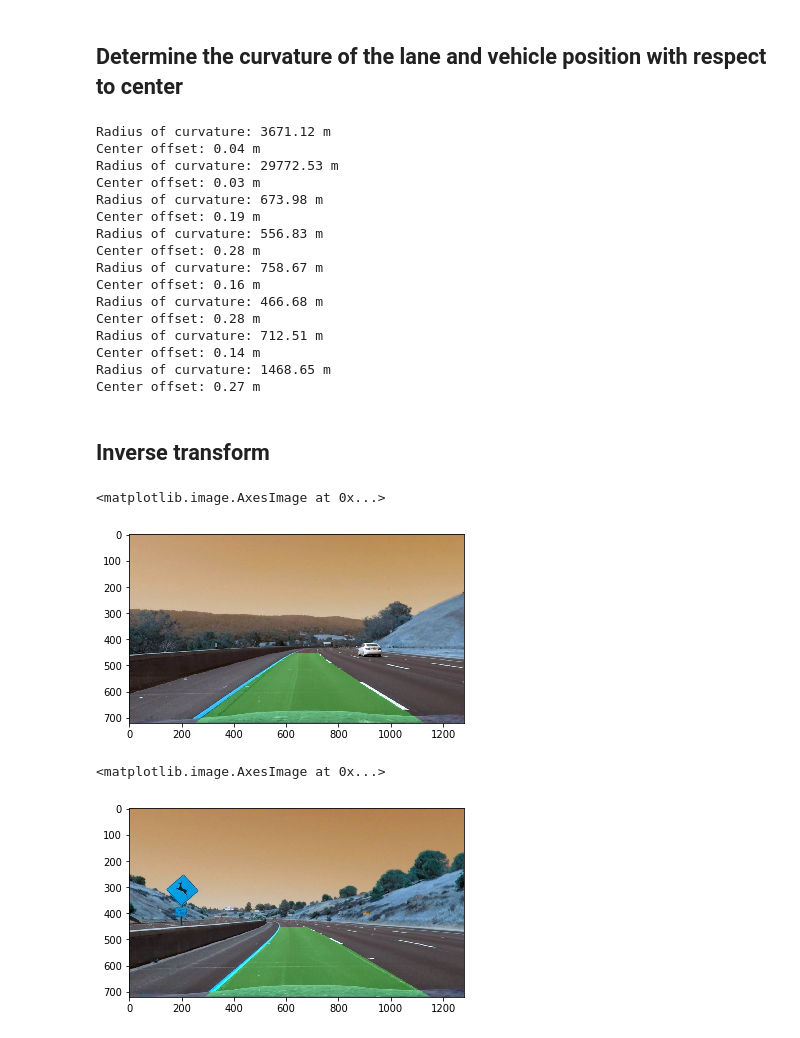
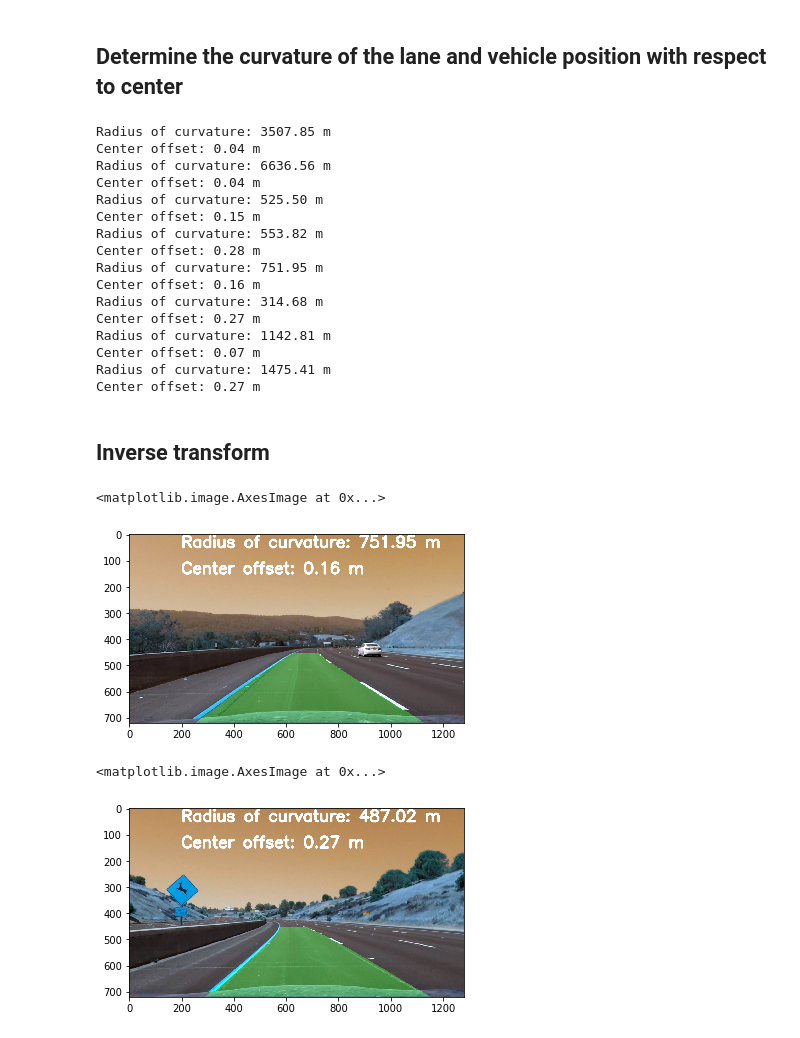
Before and after one commit to zhby99/Self-Driving-Car-Playground-, a Jupyter notebook: Project4/p4.ipynb, the cells around one changed output. Saved outputs shown, nothing was run; the diff lists cells and outputs as text; code cells hidden in the pictures.

```diff
--- a/Project4/p4.ipynb
+++ b/Project4/p4.ipynb
@@ -50,6 +50,10 @@ for fname in images:
 def undistort(img):
     gray = cv2.cvtColor(img,cv2.COLOR_BGR2GRAY)
     ret, mtx, dist, rvecs, tvecs = cv2.calibrateCamera(objpoints, imgpoints, gray.shape[::-1], None, None)
+    dst = cv2.undistort(img, mtx, dist, None, mtx)
+    return dst
+
+def undistort_pipeline(img, mtx, dist):
     dst = cv2.undistort(img, mtx, dist, None, mtx)
     return dst
 
@@ -62,12 +66,15 @@ for fname in test_images:
 # %% [markdown]
 ## Third, I will use color transforms, gradients, etc., to create a thresholded binary image.
 # %%
-def threshold(img, s_thresh=(170, 255), sx_thresh=(20, 100)):
+def threshold(img, s_thresh=(190, 255), sx_thresh=(20, 100)):
     img = np.copy(img)
     # Convert to HLS color space and separate the V channel
+    b_channel = img[:,:,2]
     hls = cv2.cvtColor(img, cv2.COLOR_RGB2HLS)
     l_channel = hls[:,:,1]
     s_channel = hls[:,:,2]
+    luv = cv2.cvtColor(img, cv2.COLOR_RGB2LUV)
+    v_channel = luv[:,:,2]
     # Sobel x
     sobelx = cv2.Sobel(l_channel, cv2.CV_64F, 1, 0) # Take the derivative in x
     abs_sobelx = np.absolute(sobelx) # Absolute x derivative to accentuate lines away from horizontal
@@ -80,11 +87,18 @@ def threshold(img, s_thresh=(170, 255), sx_thresh=(20, 100)):
     # Threshold color channel
     s_binary = np.zeros_like(s_channel)
     s_binary[(s_channel >= s_thresh[0]) & (s_channel <= s_thresh[1])] = 1
+
+    b_binary = np.zeros_like(s_channel)
+    b_binary[(b_channel >= 155) & (b_channel <= 200)] = 1
+
+    v_binary = np.zeros_like(s_channel)
+    v_binary[(v_channel >= 225) & (v_channel <= 255)] = 1
     # Stack each channel
     # Note color_binary[:, :, 0] is all 0s, effectively an all black image. It might
     # be beneficial to replace this channel with something else.
     combined_binary = np.zeros_like(sxbinary)
     combined_binary[(s_binary == 1) | (sxbinary == 1)] = 1
+    #  | (b_binary == 1) | (v_binary == 1)
     return combined_binary
 
 test_images = glob.glob('output_images/undistortion/*.jpg')
@@ -134,9 +148,8 @@ def lane_fit(binary_warped, visual = False):
     # Find the peak of the left and right halves of the histogram
     # These will be the starting point for the left and right lines
     midpoint = np.int(histogram.shape[0]/2)
-    leftx_base = np.argmax(histogram[:midpoint])
-    rightx_base = np.argmax(histogram[midpoint:]) + midpoint
-
+    leftx_base = 150 + np.argmax(histogram[150:midpoint])
+    rightx_base = np.argmax(histogram[midpoint:-150]) + midpoint
     # Choose the number of sliding windows
     nwindows = 9
     # Set height of windows
@@ -303,6 +316,18 @@ def measure_radius_of_curvature(x_values, num_rows):
     curverad = ((1 + (2*fit_cr[0]*y_eval*ym_per_pix + fit_cr[1])**2)**1.5) / np.absolute(2*fit_cr[0])
     return curverad
 
+def get_curvature_center(left_x_predictions, right_x_predictions):
+    left_curve_rad = measure_radius_of_curvature(left_x_predictions, img.shape[0])
+    right_curve_rad = measure_radius_of_curvature(right_x_predictions, img.shape[0])
+    average_curve_rad = (left_curve_rad + right_curve_rad)/2
+    curvature_string = "Radius of curvature: %.2f m" % average_curve_rad
+
+    lane_center = (right_x_predictions[719] + left_x_predictions[719])/2
+    xm_per_pix = 3.7/700 # meters per pixel in x dimension
+    center_offset_pixels = abs(img_size[0]/2 - lane_center)
+    center_offset_mtrs = xm_per_pix*center_offset_pixels
+    offset_string = "Center offset: %.2f m" % center_offset_mtrs
+    return curvature_string, offset_string
 
 test_images = glob.glob('output_images/warped/*.jpg')
 for fname in test_images:
@@ -325,67 +350,77 @@ for fname in test_images:
     offset_string = "Center offset: %.2f m" % center_offset_mtrs
     print(offset_string)
 # %% [output]
-Radius of curvature: 3671.12 m
+Radius of curvature: 3507.85 m
 Center offset: 0.04 m
-Radius of curvature: 29772.53 m
-Center offset: 0.03 m
-Radius of curvature: 673.98 m
-Center offset: 0.19 m
-Radius of curvature: 556.83 m
+Radius of curvature: 6636.56 m
+Center offset: 0.04 m
+Radius of curvature: 525.50 m
+Center offset: 0.15 m
+Radius of curvature: 553.82 m
 Center offset: 0.28 m
-Radius of curvature: 758.67 m
+Radius of curvature: 751.95 m
 Center offset: 0.16 m
-Radius of curvature: 466.68 m
-Center offset: 0.28 m
-Radius of curvature: 712.51 m
-Center offset: 0.14 m
-Radius of curvature: 1468.65 m
+Radius of curvature: 314.68 m
 Center offset: 0.27 m
+Radius of curvature: 1142.81 m
+Center offset: 0.07 m
+Radius of curvature: 1475.41 m
+Center offset: 0.27 m
 # %% [markdown]
 ## Inverse transform
 # %%
 def project_lane_lines(img,left_fitx,right_fitx):
     yvals = np.linspace(0, img.shape[0]-1, img.shape[0])
     # Create an image to draw the lines on
     color_warp = np.zeros_like(img).astype(np.uint8)
 
     # Recast the x and y points into usable format for cv2.fillPoly()
     pts_left = np.array([np.transpose(np.vstack([left_fitx, yvals]))])
     pts_right = np.array([np.flipud(np.transpose(np.vstack([right_fitx, yvals])))])
     pts = np.hstack((pts_left, pts_right))
 
     # Draw the lane onto the warped blank image
     cv2.fillPoly(color_warp, np.int_([pts]), (0,255, 0))
     unwarp,Minv = warp(img, False)
 
     # Warp the blank back to original image space using inverse perspective matrix (Minv)
     newwarp = cv2.warpPerspective(color_warp, Minv, (img.shape[1], img.shape[0]))
     # Combine the result with the original image
     result = cv2.addWeighted(img, 1, newwarp, 0.3, 0)
     return result
 
 ori_img = cv2.imread("output_images/undistortion/undistortion_test3.jpg")
 img_size = (ori_img.shape[1], ori_img.shape[0])
 img = cv2.imread("output_images/warped/warp_test3.jpg")
 gray = cv2.cvtColor(img,cv2.COLOR_BGR2GRAY)
 left_x_predictions, right_x_predictions = lane_fit(gray)
+curve_str, center_str = get_curvature_center(left_x_predictions, right_x_predictions)
 res = project_lane_lines(ori_img,left_x_predictions, right_x_predictions )
+cv2.putText(res, curve_str, (200,50),cv2.FONT_HERSHEY_SIMPLEX,2,(255,255,255), 8,cv2.LINE_AA)
+cv2.putText(res, center_str, (200,150),cv2.FONT_HERSHEY_SIMPLEX, 2, (255,255,255), 8,cv2.LINE_AA)
 plt.imshow(res)
 # %% [output]
 <matplotlib.image.AxesImage at 0x...>
-[figure, old version]
+[figure, new version]
 # %%
+img = cv2.imread("output_images/undistortion/undistortion_test3.jpg")
+gray = cv2.cvtColor(img,cv2.COLOR_BGR2GRAY)
+ret, mtx, dist, rvecs, tvecs = cv2.calibrateCamera(objpoints, imgpoints, gray.shape[::-1], None, None)
+
 def process_image(image):
     # NOTE: The output you return should be a color image (3 channel) for processing video below
     # TODO: put your pipeline here,
     # you should return the final output (image where lines are drawn on lanes)
     img_size = (image.shape[1], image.shape[0])
-    undistort_img = undistort(image)
+    undistort_img = undistort_pipeline(image, mtx, dist)
     thres_img = threshold(undistort_img)
     warp_img, M = warp(thres_img)
     plt.imshow(warp_img)
     left_x_predictions, right_x_predictions = lane_fit(warp_img)
+    curve_str, center_str = get_curvature_center(left_x_predictions, right_x_predictions)
     res = project_lane_lines(undistort_img,left_x_predictions, right_x_predictions )
+    cv2.putText(res, curve_str, (200,50),cv2.FONT_HERSHEY_SIMPLEX,2,(255,255,255), 8,cv2.LINE_AA)
+    cv2.putText(res, center_str, (200,150),cv2.FONT_HERSHEY_SIMPLEX, 2, (255,255,255), 8,cv2.LINE_AA)
     return res;
 
 img = cv2.imread("test_images/test2.jpg")
@@ -393,7 +428,7 @@ res= process_image(img)
 plt.imshow(res)
 # %% [output]
 <matplotlib.image.AxesImage at 0x...>
-[figure, old version]
+[figure, new version]
 # %%
 import moviepy
 from moviepy.editor import VideoFileClip
```
Also changed, not shown: parts of 2 cells of this notebook, 19 other files.
